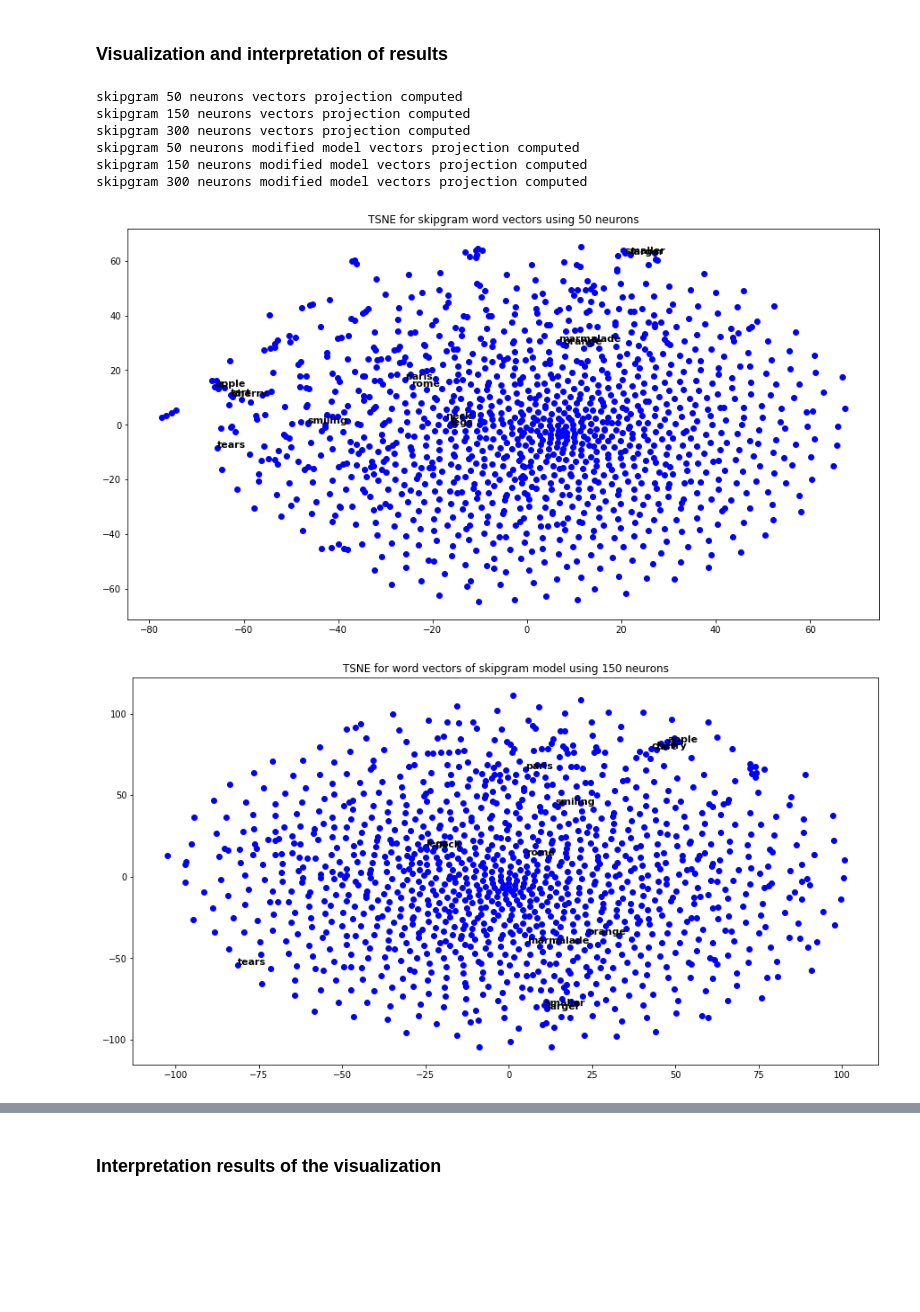
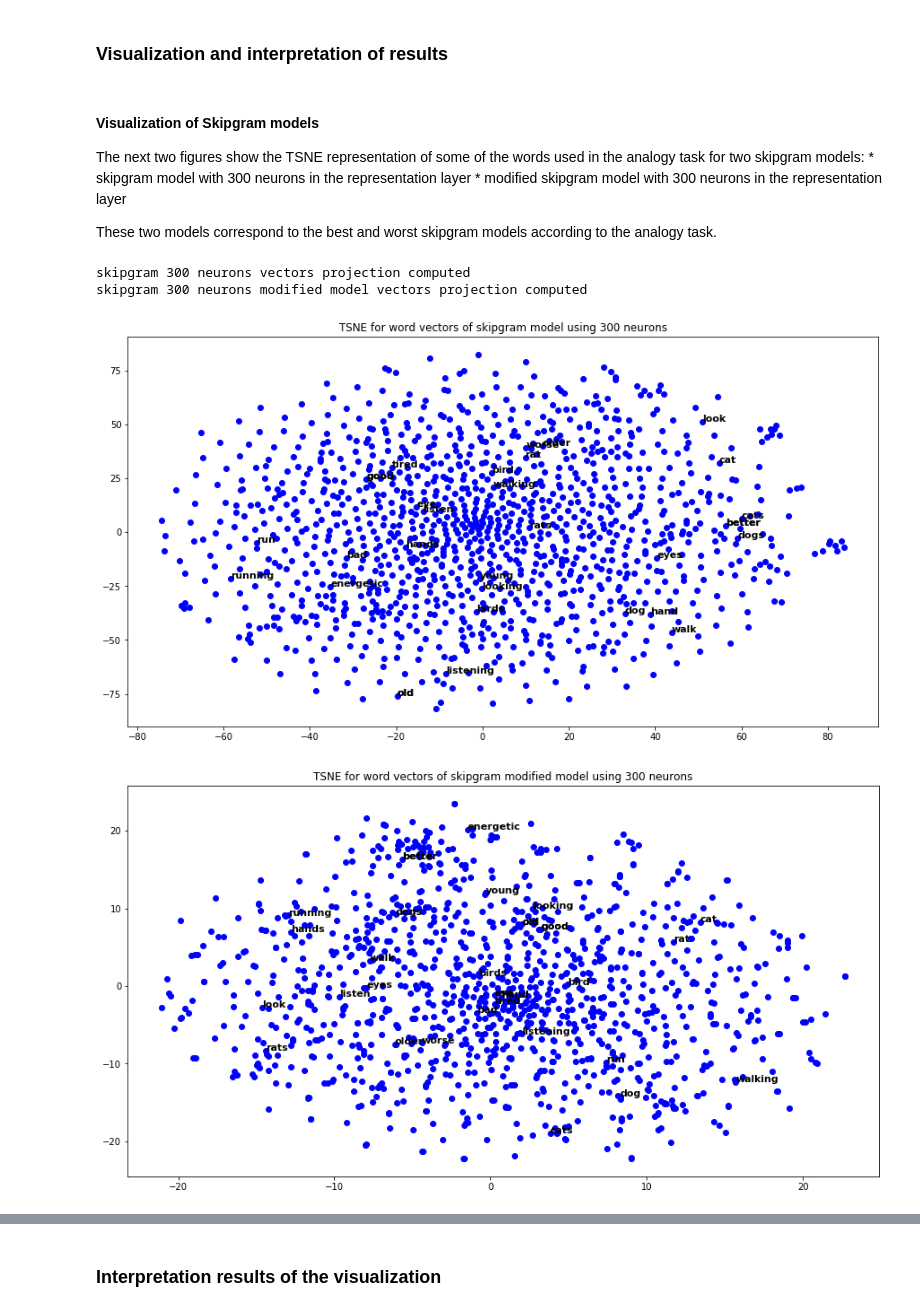
Before and after one commit to jacordero/recsys, a Jupyter notebook: Assignment1Jorge.ipynb, the cells around one changed output, grey strips where cells are left out. Saved outputs shown, nothing was run; the diff lists cells and outputs as text; code cells hidden in the pictures; blank space fills up the shorter version.

```diff
--- a/Assignment1Jorge.ipynb
+++ b/Assignment1Jorge.ipynb
@@ -270,7 +291,7 @@ skipgram_150neurons_model.compile(loss='categorical_crossentropy', optimizer='ad
 skipgram_300neurons_model.compile(loss='categorical_crossentropy', optimizer='adam')
 # %%
 #train Skipgram models
-EPOCHS = 15
+EPOCHS = 10
 
 skipgram_50neurons_losses = []
 for ite in range(EPOCHS):
@@ -399,7 +420,7 @@ skipgram_150neurons_modified_model.compile(loss='categorical_crossentropy', opti
 skipgram_300neurons_modified_model.compile(loss='categorical_crossentropy', optimizer='adam')
 # %%
 #train model for Skipgram + dense
-EPOCHS = 15
+EPOCHS = 10
 
 skipgram_50neurons_modified_model_losses = []
 for ite in range(EPOCHS):
@@ -648,69 +666,62 @@ analogy_words = ['rome', 'paris', 'neck', 'legs', 'tears', 'smiling', 'smaller',
+# %% [markdown]
+#### Visualization of Skipgram models
+
+The next two figures show the TSNE representation of some of the words used in the analogy task for two skipgram models:
+    * skipgram model with 300 neurons in the representation layer
+    * modified skipgram model with 300 neurons in the representation layer
+
+ These two models correspond to the best and worst skipgram models according to the analogy task.
+# %%
+analogy_words_to_visualize = ['bad', 'worse', 'good', 'better',
+                            'listen', 'listening', 'look', 'looking',
+                            'bird', 'birds', 'cat', 'cats',
+                            'good', 'better', 'old', 'older',
+                            'dog', 'dogs', 'eye', 'eyes',
+                            'hand', 'hands', 'rat', 'rats',
+                            'run', 'running', 'walk', 'walking',
+                            'young', 'energetic', 'old', 'tired']
 # %%
-# skipgram model with 50 neurons
-tsne = TSNE(n_components=2, init='pca', random_state=0)
-skipgram_50neurons_model_vectors_projection = tsne.fit_transform(skipgram_50neurons_model_vectors).T
-print("skipgram 50 neurons vectors projection computed")
-
-# skipgram model with 150 neurons
-tsne = TSNE(n_components=2, init='pca', random_state=0)
-skipgram_150neurons_model_vectors_projection = tsne.fit_transform(skipgram_150neurons_model_vectors).T
-print("skipgram 150 neurons vectors projection computed")
-
 # skipgram model with 300 neurons
 tsne = TSNE(n_components=2, init='pca', random_state=0)
 skipgram_300neurons_model_vectors_projection = tsne.fit_transform(skipgram_300neurons_model_vectors).T
 print("skipgram 300 neurons vectors projection computed")
 
-# skipgram model with 50 neurons
-tsne = TSNE(n_components=2, init='pca', random_state=0)
-skipgram_50neurons_modified_model_vectors_projection = tsne.fit_transform(skipgram_50neurons_modified_model_vectors).T
-print("skipgram 50 neurons modified model vectors projection computed")
-
-# skipgram model with 150 neurons
-tsne = TSNE(n_components=2, init='pca', random_state=0)
-skipgram_150neurons_modified_model_vectors_projection = tsne.fit_transform(skipgram_150neurons_modified_model_vectors).T
-print("skipgram 150 neurons modified model vectors projection computed")
-
 # skipgram model with 300 neurons
 tsne = TSNE(n_components=2, init='pca', random_state=0)
 skipgram_300neurons_modified_model_vectors_projection = tsne.fit_transform(skipgram_300neurons_modified_model_vectors).T
 print("skipgram 300 neurons modified model vectors projection computed")
 # %% [output]
-skipgram 50 neurons vectors projection computed
-skipgram 150 neurons vectors projection computed
 skipgram 300 neurons vectors projection computed
-skipgram 50 neurons modified model vectors projection computed
-skipgram 150 neurons modified model vectors projection computed
 skipgram 300 neurons modified model vectors projection computed
 # %%
 fig = plt.figure(figsize=(15, 8))
-plt.scatter(skipgram_50neurons_model_vectors_projection[0],
-            skipgram_50neurons_model_vectors_projection[1],
+plt.scatter(skipgram_300neurons_model_vectors_projection[0],
+            skipgram_300neurons_model_vectors_projection[1],
             c='b', cmap=plt.cm.Spectral)
 
-for word in analogy_words:
+for word in analogy_words_to_visualize:
     idx = tokenizer.word_index[word]
-    x_pos= skipgram_50neurons_model_vectors_projection[0][idx]
-    y_pos= skipgram_50neurons_model_vectors_projection[1][idx]
+    x_pos= skipgram_300neurons_model_vectors_projection[0][idx]
+    y_pos= skipgram_300neurons_model_vectors_projection[1][idx]
     plt.annotate(word, (x_pos, y_pos), fontsize=11, fontweight='bold')
 
-plt.title("TSNE for word vectors of skipgram model using 50 neurons")
+plt.title("TSNE for word vectors of skipgram model using 300 neurons")
 plt.show()
 # %% [output]
-[figure, old version]
+[figure, new version]
 # %%
 fig = plt.figure(figsize=(15, 8))
-plt.scatter(skipgram_150neurons_model_vectors_projection[0],
-            skipgram_150neurons_model_vectors_projection[1],
+plt.scatter(skipgram_300neurons_modified_model_vectors_projection[0],
+            skipgram_300neurons_modified_model_vectors_projection[1],
             c='b', cmap=plt.cm.Spectral)
 
-for word in analogy_words:
+for word in analogy_words_to_visualize:
     idx = tokenizer.word_index[word]
-    x_pos= skipgram_150neurons_model_vectors_projection[0][idx]
-    y_pos= skipgram_150neurons_model_vectors_projection[1][idx]
+    x_pos= skipgram_300neurons_modified_model_vectors_projection[0][idx]
+    y_pos= skipgram_300neurons_modified_model_vectors_projection[1][idx]
     plt.annotate(word, (x_pos, y_pos), fontsize=11, fontweight='bold')
 
-plt.title("TSNE for word vectors of skipgram model using 150 neurons")
+plt.title("TSNE for word vectors of skipgram modified model using 300 neurons")
 plt.show()
 # %% [output]
-[figure, old version]
+[figure, new version]
```
Also changed, not shown: parts of 36 cells of this notebook.
